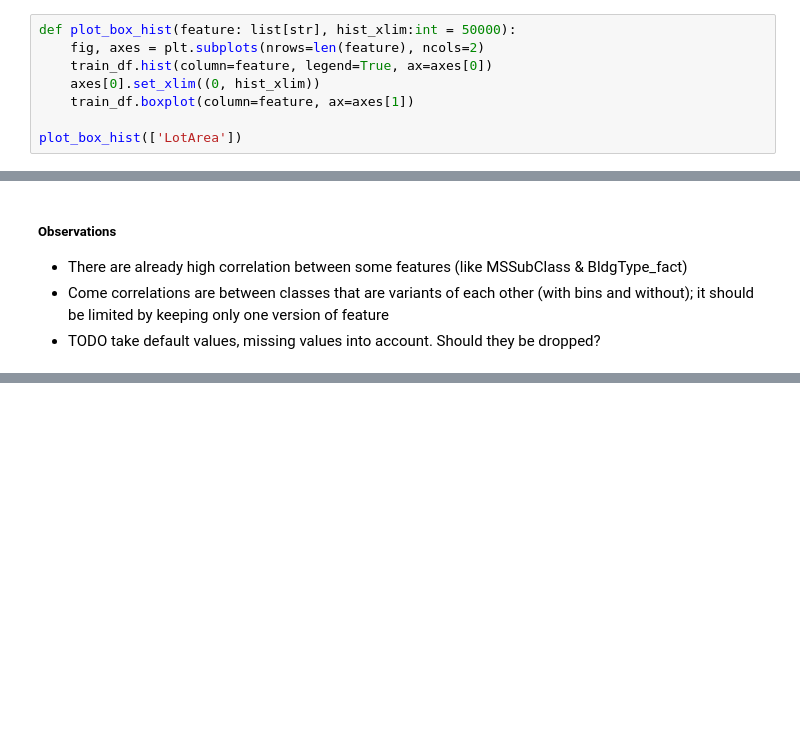
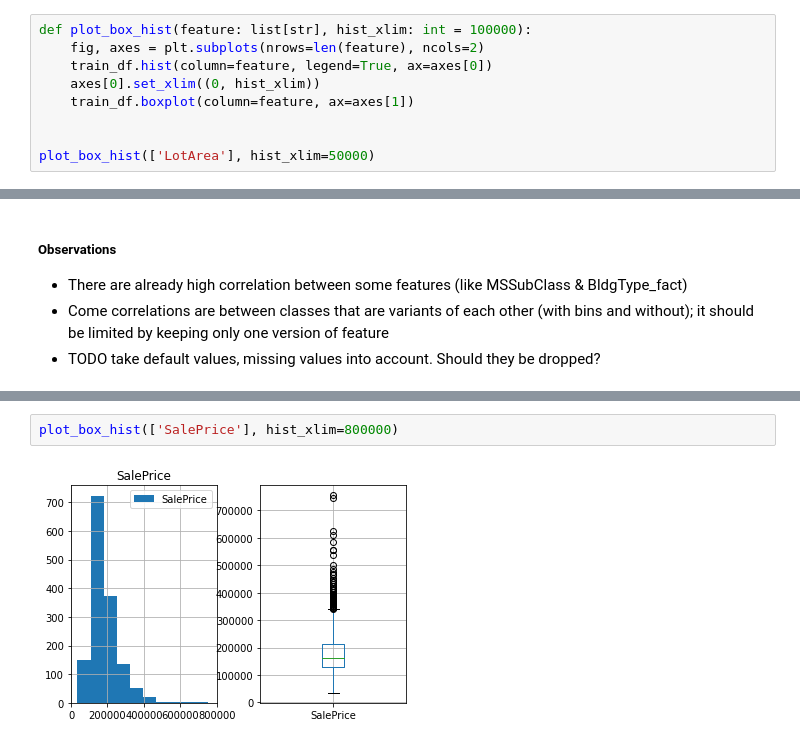
Before and after one commit to mikolajkania/kaggle-03-house-prices, a Jupyter notebook: notebooks/eda_train.ipynb, the cells around one changed output, grey strips where cells are left out. Drawn from its saved outputs; the diff is of its cells as text; blank space fills up the shorter version.

```diff
--- a/notebooks/eda_train.ipynb
+++ b/notebooks/eda_train.ipynb
@@ -135,13 +136,14 @@ replace_bins(final_columns, years_columns, '_bins')
 # %% [markdown]
 #### Lot, garage and other areas
 # %%
-def plot_box_hist(feature: list[str], hist_xlim:int = 50000):
+def plot_box_hist(feature: list[str], hist_xlim: int = 100000):
     fig, axes = plt.subplots(nrows=len(feature), ncols=2)
     train_df.hist(column=feature, legend=True, ax=axes[0])
     axes[0].set_xlim((0, hist_xlim))
     train_df.boxplot(column=feature, ax=axes[1])
 
-plot_box_hist(['LotArea'])
+
+plot_box_hist(['LotArea'], hist_xlim=50000)
 # %% [output]
 [figure]
 # %%
@@ -403,0 +418,4 @@ Highest correlation for PoolArea_bins is 0.9252325106009348, for column= PoolQC_
+# %%
+plot_box_hist(['SalePrice'], hist_xlim=800000)
+# %% [output]
+[figure, added]
```
Also changed, not shown: parts of 4 cells of this notebook, 1 other file.
